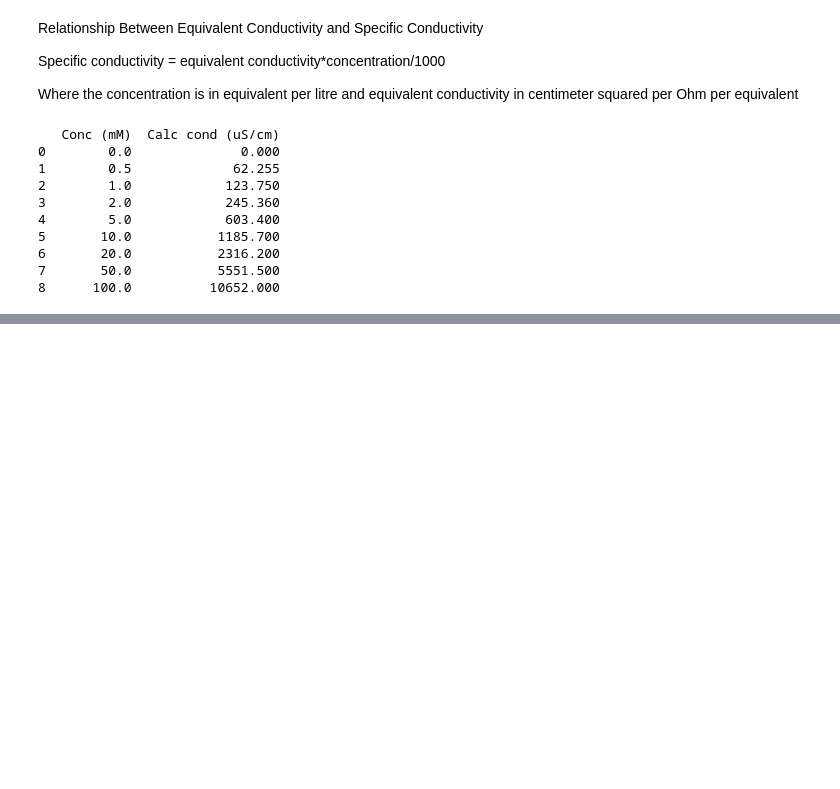
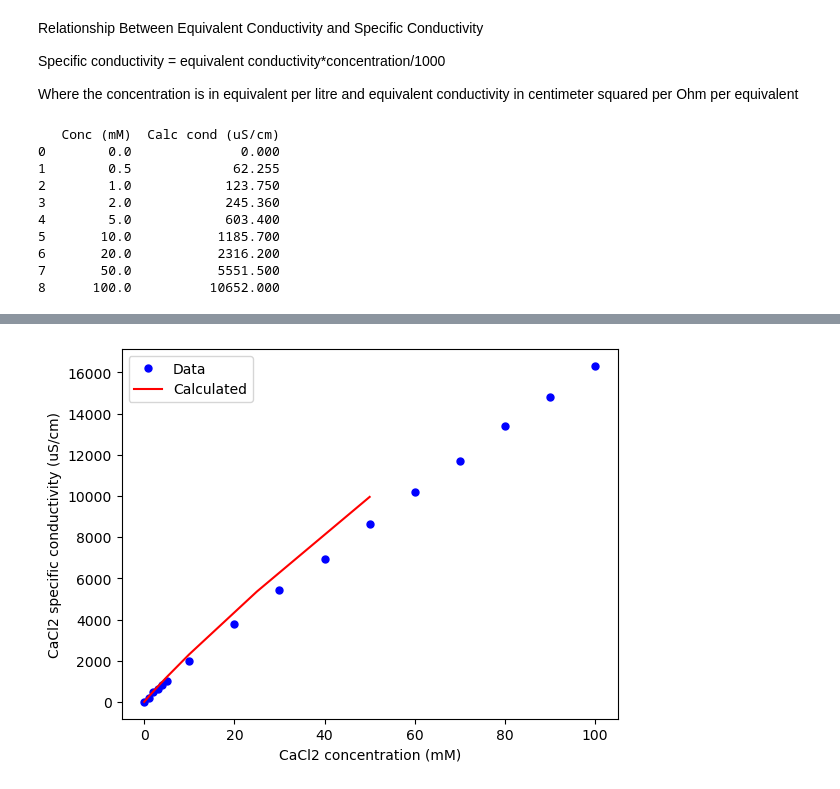
Before and after one commit to dowlinglab/salts-conductivity-modelling, a Jupyter notebook: Equivalent-conductivity.ipynb, the cells around one changed output, grey strips where cells are left out. Saved outputs shown, nothing was run; the diff lists cells and outputs as text; code cells hidden in the pictures; blank space fills up the shorter version.

```diff
--- a/Equivalent-conductivity.ipynb
+++ b/Equivalent-conductivity.ipynb
@@ -100,0 +100,25 @@ plt.show()
+# %%
+# loading CaCl2 equivalent conductivity data
+equiv_data = pd.read_csv("CaCl2_equiv.csv")
+molar_conc_equiv = equiv_data["CaCl2_conc_mM"]
+equiv_cond = equiv_data["CaCl2_equiv_cond(cm2/Ohm/equiv)"]
+
+# number of data points
+ndata = len(equiv_cond)
+
+# converting the concentrations in mM to equivalent per litre
+equiv_conc = [molar_conc_equiv[i]*10**(-3)*2 for i in range(ndata)]
+
+# specific conductivity in Siemen per cm
+specific_cond = [equiv_cond[i]*equiv_conc[i]/1000 for i in range(ndata)]
+
+# specific conductivity in micro Siemen per cm
+specific_cond_calc = [specific_cond[i]*10**6 for i in range(ndata)]
+
+# creating dataframe
+input_output = [molar_conc_equiv, specific_cond_calc]
+conc_cond = np.transpose(input_output)
+column_names = ["Conc (mM)", "Calc cond (uS/cm)"]
+specific_cond_calc_CaCl2 = pd.DataFrame(conc_cond, columns=column_names)
+
+print(specific_cond_calc_CaCl2)
@@ -100,0 +138,18 @@ plt.show()
+# %%
+# loading CaCl2 specific conductivity data
+specific_data = pd.read_csv("CaCl2.csv")
+molar_conc_specific = specific_data["CaCl2_conc"]
+specific_cond_exp = specific_data["CaCl2_cond"]
+
+# number of data points
+ndata2 = len(specific_cond_exp)
+# %%
+# making plot comparison of data and calculated values
+plt.plot(molar_conc_specific, specific_cond_exp, "b.", markersize=10, label="Data")
+plt.plot(molar_conc_equiv, specific_cond_calc, "r-", label="Calculated")
+plt.xlabel("CaCl2 concentration (mM)")
+plt.ylabel("CaCl2 specific conductivity (uS/cm)")
+plt.legend()
+plt.show()
+# %% [output]
+[figure, added]
```
Also changed, not shown: parts of 12 cells of this notebook, 2 other files.
